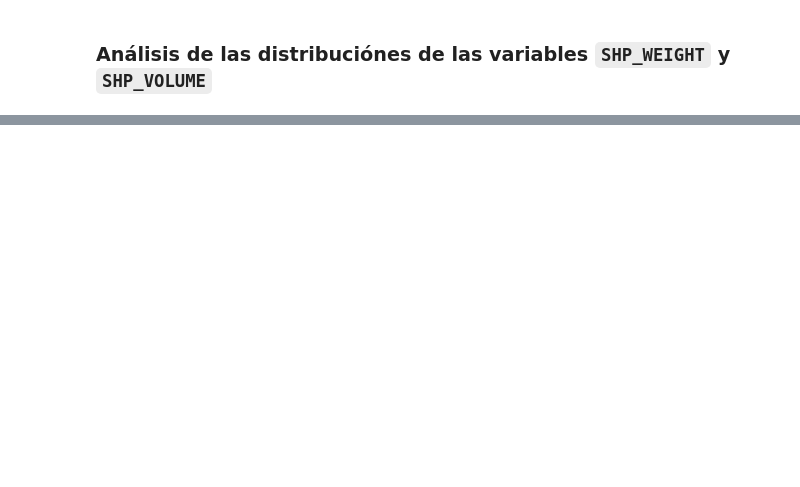
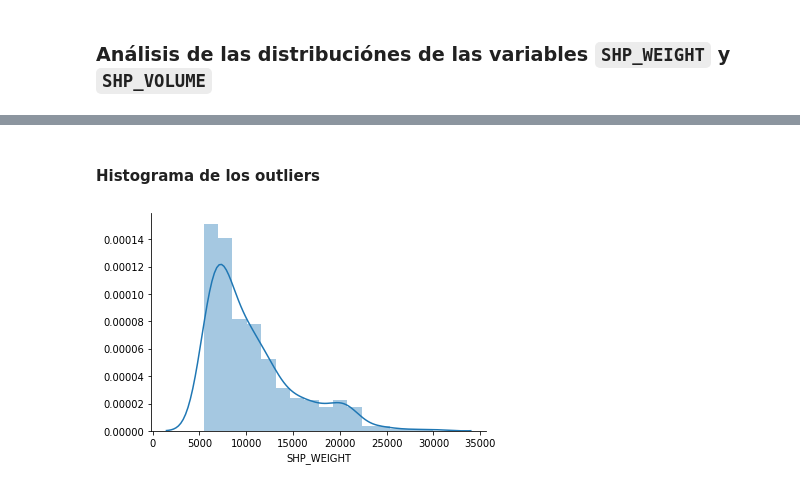
Before and after one commit to fyghero/mentoria_diplodatos2019, a Jupyter notebook: tp2/AnalisisCuracion.ipynb, the cells around one changed output, grey strips where cells are left out. Cells and saved outputs as stored; diff of their text form; code cells hidden in the pictures; blank space fills up the shorter version.

```diff
--- a/tp2/AnalisisCuracion.ipynb
+++ b/tp2/AnalisisCuracion.ipynb
@@ -528,0 +575,6 @@ df.sample(3)
+# %%
+q1=df["SHP_WEIGHT"].quantile(0.25)
+q3=df["SHP_WEIGHT"].quantile(0.75)
+
+LSO = q3 + 1.5 * (q3-q1)
+df["SHP_WEIGHT"][df["SHP_WEIGHT"]>LSO]
@@ -528,0 +594,7 @@ df.sample(3)
+# %% [markdown]
+#### Histograma de los outliers
+# %%
+seaborn.distplot(df["SHP_WEIGHT"][df["SHP_WEIGHT"]>LSO])
+seaborn.despine()
+# %% [output]
+[figure, added]
```
Also changed, not shown: parts of 50 cells of this notebook.
